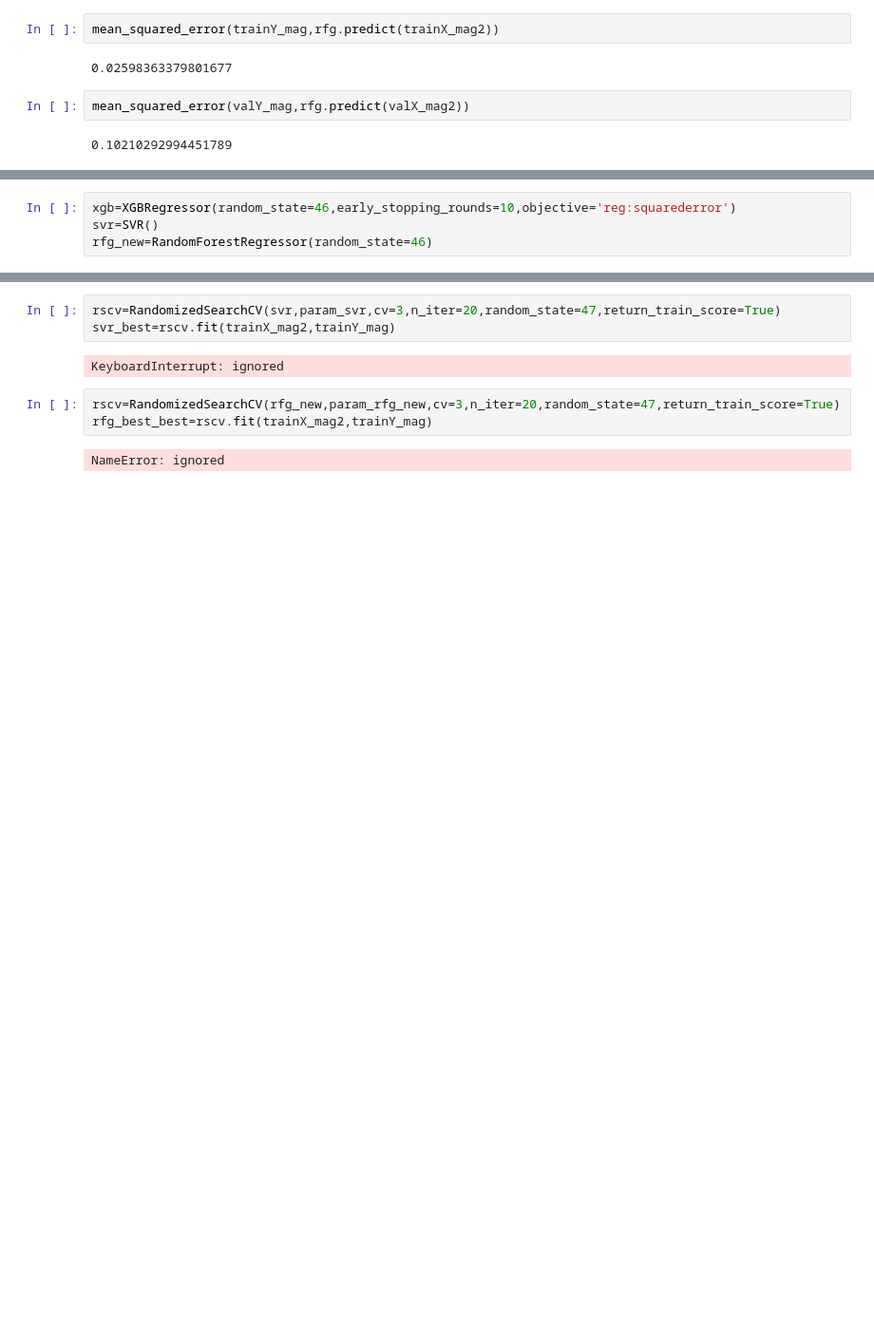
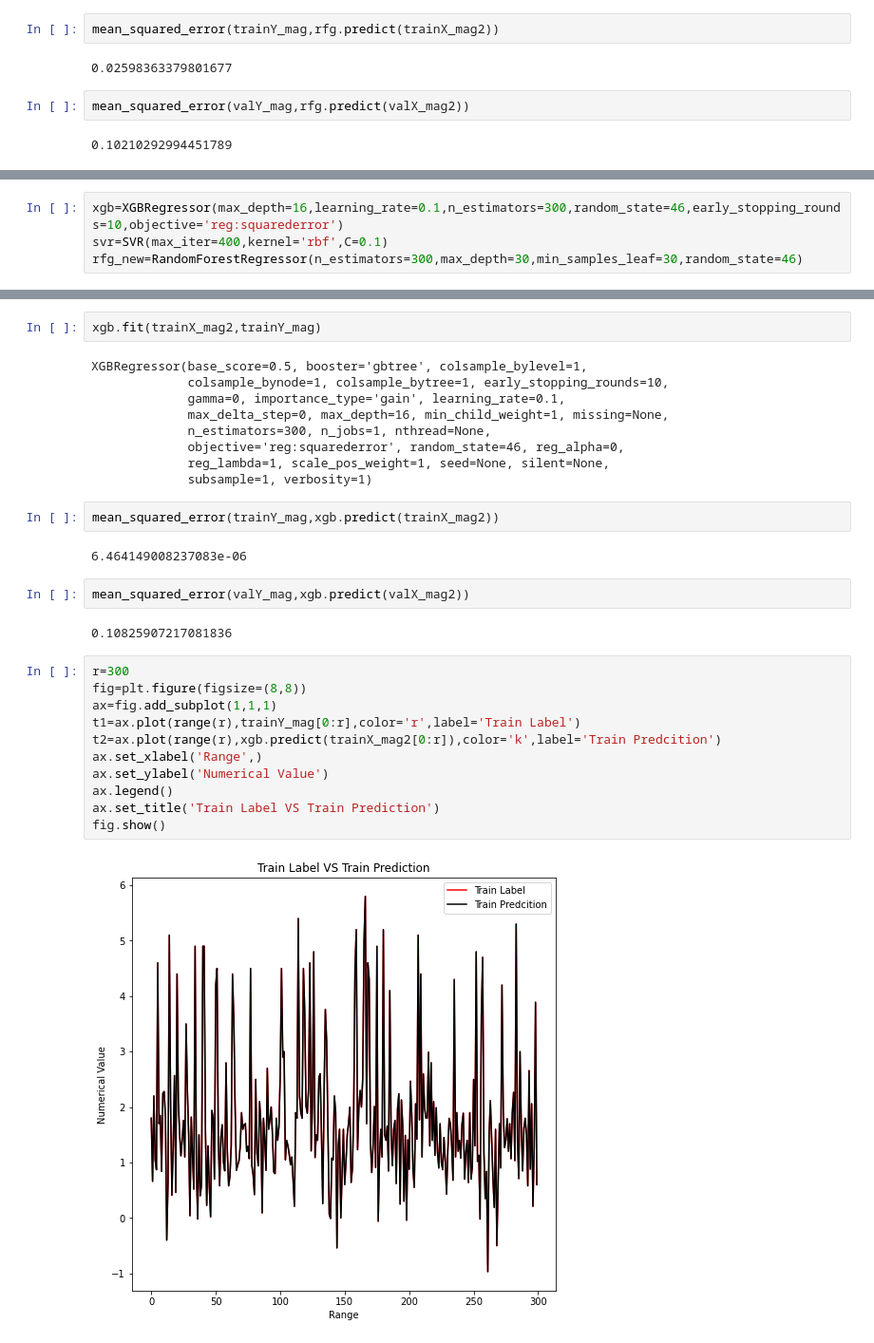
Before and after one commit to hungrycarpet/Quakedet, a Jupyter notebook: earthquake.ipynb, the cells around one changed output, grey strips where cells are left out. Shown at 95% size. Cells and saved outputs as stored; diff of their text form; blank space fills up the shorter version.

```diff
--- a/earthquake.ipynb
+++ b/earthquake.ipynb
@@ -584,4 +557,4 @@ from sklearn.ensemble import VotingRegressor
 # %%
-xgb=XGBRegressor(random_state=46,early_stopping_rounds=10,objective='reg:squarederror')
-svr=SVR()
-rfg_new=RandomForestRegressor(random_state=46)
+xgb=XGBRegressor(max_depth=16,learning_rate=0.1,n_estimators=300,random_state=46,early_stopping_rounds=10,objective='reg:squarederror')
+svr=SVR(max_iter=400,kernel='rbf',C=0.1)
+rfg_new=RandomForestRegressor(n_estimators=300,max_depth=30,min_samples_leaf=30,random_state=46)
@@ -593,10 +561,32 @@ KeyboardInterrupt: ignored
-# %%
-rscv=RandomizedSearchCV(svr,param_svr,cv=3,n_iter=20,random_state=47,return_train_score=True)
-svr_best=rscv.fit(trainX_mag2,trainY_mag)
-# %% [output]
-KeyboardInterrupt: ignored
-# %%
-rscv=RandomizedSearchCV(rfg_new,param_rfg_new,cv=3,n_iter=20,random_state=47,return_train_score=True)
-rfg_best_best=rscv.fit(trainX_mag2,trainY_mag)
-# %% [output]
-NameError: ignored
+# %%
+xgb.fit(trainX_mag2,trainY_mag)
+# %% [output]
+XGBRegressor(base_score=0.5, booster='gbtree', colsample_bylevel=1,
+             colsample_bynode=1, colsample_bytree=1, early_stopping_rounds=10,
+             gamma=0, importance_type='gain', learning_rate=0.1,
+             max_delta_step=0, max_depth=16, min_child_weight=1, missing=None,
+             n_estimators=300, n_jobs=1, nthread=None,
+             objective='reg:squarederror', random_state=46, reg_alpha=0,
+             reg_lambda=1, scale_pos_weight=1, seed=None, silent=None,
+             subsample=1, verbosity=1)
+# %%
+mean_squared_error(trainY_mag,xgb.predict(trainX_mag2))
+# %% [output]
+6.464149008237083e-06
+# %%
+mean_squared_error(valY_mag,xgb.predict(valX_mag2))
+# %% [output]
+0.10825907217081836
+# %%
+r=300
+fig=plt.figure(figsize=(8,8))
+ax=fig.add_subplot(1,1,1)
+t1=ax.plot(range(r),trainY_mag[0:r],color='r',label='Train Label')
+t2=ax.plot(range(r),xgb.predict(trainX_mag2[0:r]),color='k',label='Train Predcition')
+ax.set_xlabel('Range',)
+ax.set_ylabel('Numerical Value')
+ax.legend()
+ax.set_title('Train Label VS Train Prediction')
+fig.show()
+# %% [output]
+[figure, added]
```
Also changed, not shown: parts of 16 cells of this notebook.
